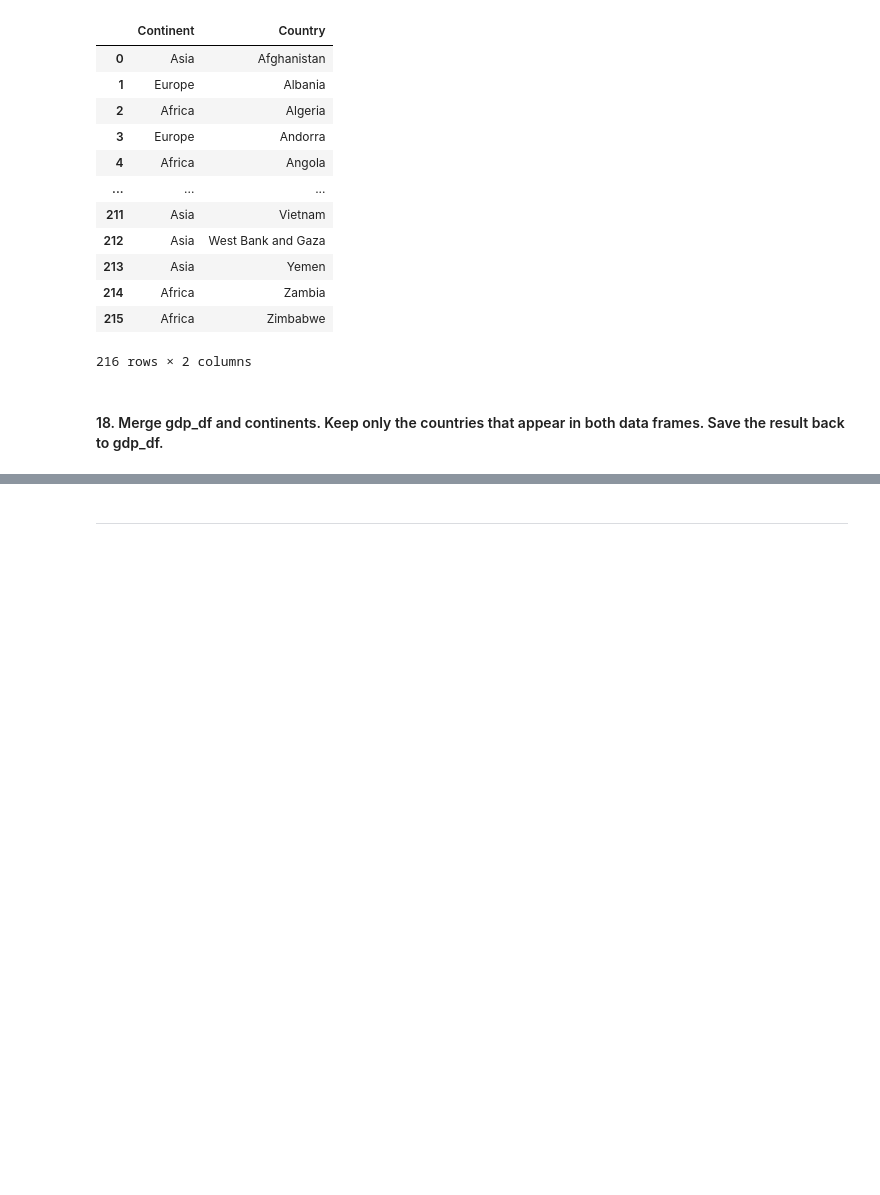
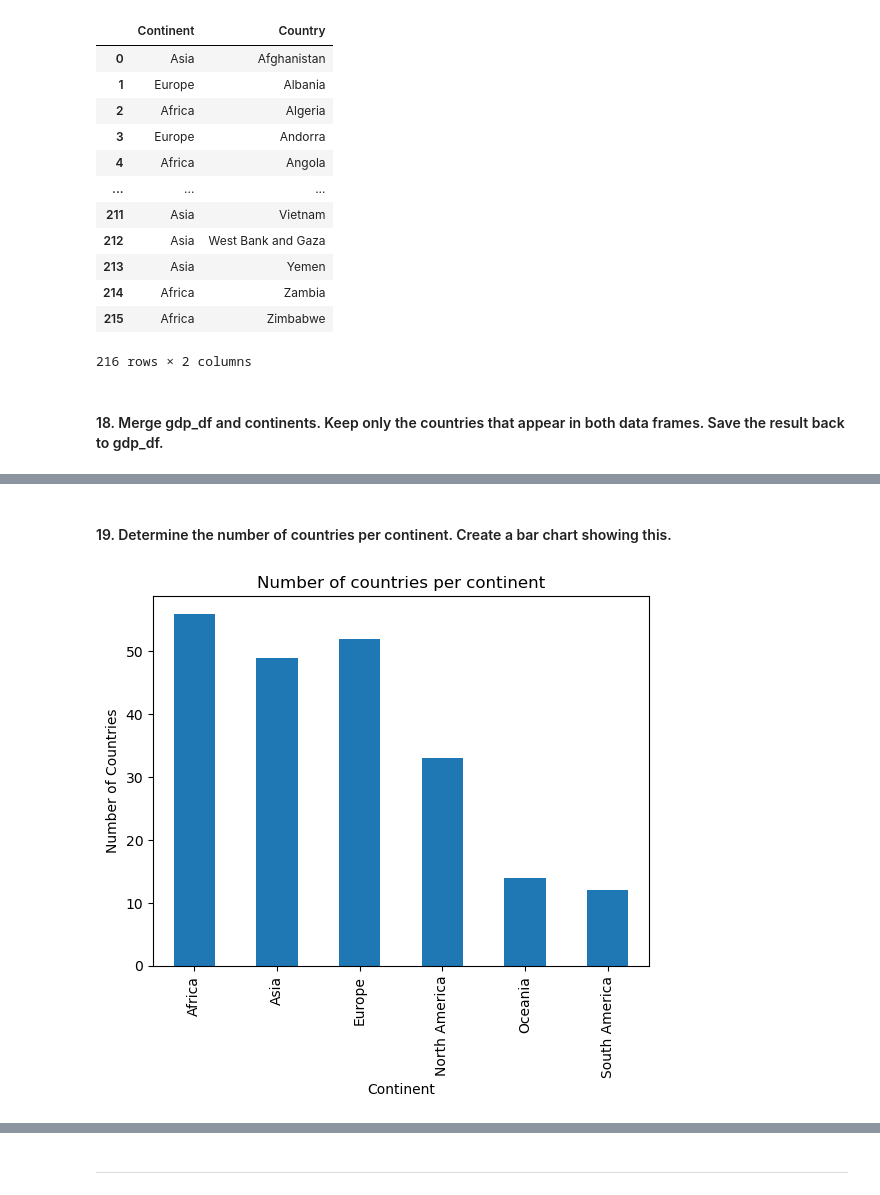
Before and after one commit to nss-data-science-cohort-9/un-exploration-sarahmulloy, a Jupyter notebook: notebooks/UN_Data_Exploration.ipynb, the cells around one changed output, grey strips where cells are left out. Drawn from its saved outputs; the diff is of its cells as text; code cells hidden in the pictures; blank space fills up the shorter version.

```diff
--- a/notebooks/UN_Data_Exploration.ipynb
+++ b/notebooks/UN_Data_Exploration.ipynb
@@ -334,0 +399,10 @@ continents
+# %% [markdown]
+#### 19. Determine the number of countries per continent. Create a bar chart showing this.
+# %%
+n_ctry_by_cont= continents.groupby('Continent')['Country'].count()
+n_ctry_by_cont.plot(kind='bar');
+plt.title('Number of countries per continent')
+plt.ylabel('Number of Countries')
+plt.show()
+# %% [output]
+[figure, added]
```
Also changed, not shown: parts of 16 cells of this notebook.
